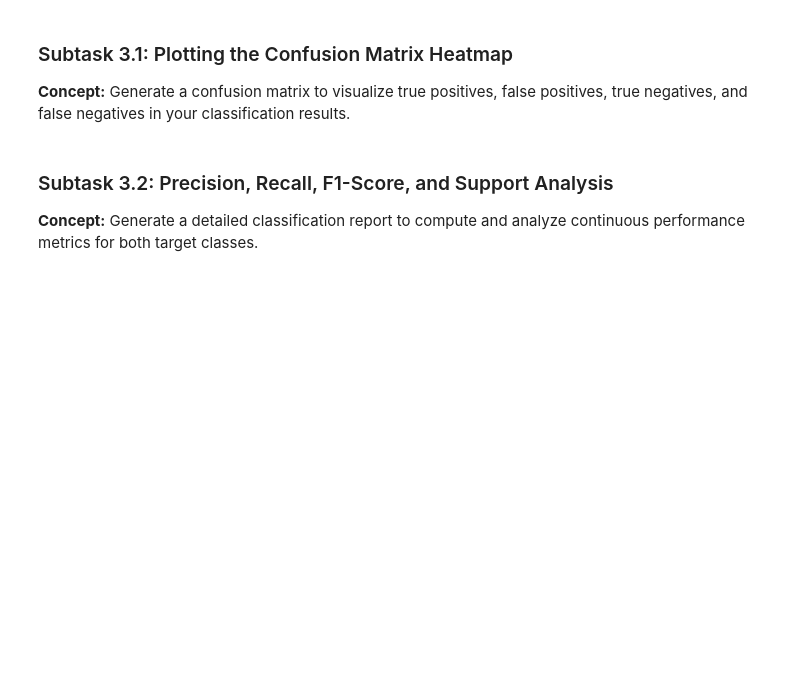
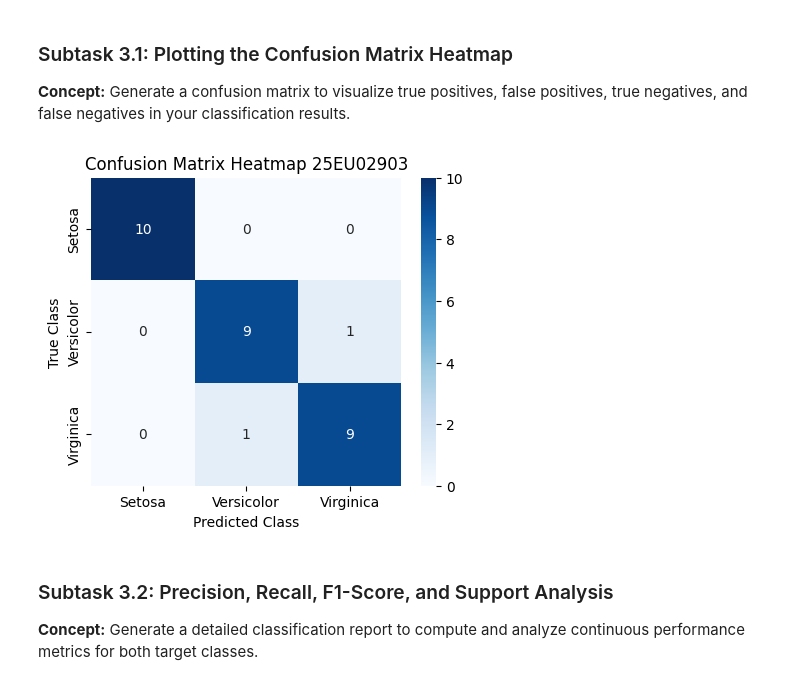
Before and after one commit to lakeshinisree/ML-Lab, a Jupyter notebook: Task-3/In_lab_Ex3.ipynb, the cells around one changed output. Drawn from its saved outputs; the diff is of its cells as text; code cells hidden in the pictures; blank space fills up the shorter version.

```diff
--- a/Task-3/In_lab_Ex3.ipynb
+++ b/Task-3/In_lab_Ex3.ipynb
@@ -207,26 +234,28 @@ print(sonar_comparison.to_string(index=False))
 # %%
 import matplotlib.pyplot as plt
 import seaborn as sns
 from sklearn.metrics import confusion_matrix
 
 # Compute confusion matrix on Logistic Regression predictions
 cm = confusion_matrix(y_test, lr_preds)
 
 # Plot confusion matrix using a Seaborn heatmap
 plt.figure(figsize=(5, 4))
 sns.heatmap(
     cm,
     annot=True,
     fmt='d',
     cmap='Blues',
     xticklabels=['Setosa', 'Versicolor', 'Virginica'],
     yticklabels=['Setosa', 'Versicolor', 'Virginica']
 )
 
-plt.title("Confusion Matrix Heatmap")
+plt.title("Confusion Matrix Heatmap 25EU02903")
 plt.ylabel("True Class")
 plt.xlabel("Predicted Class")
 plt.show()
+# %% [output]
+[figure, added]
 # %% [markdown]
 ### Subtask 3.2: Precision, Recall, F1-Score, and Support Analysis
 **Concept:** Generate a detailed classification report to compute and analyze continuous performance metrics for both target classes.
```
Also changed, not shown: parts of 12 cells of this notebook.
